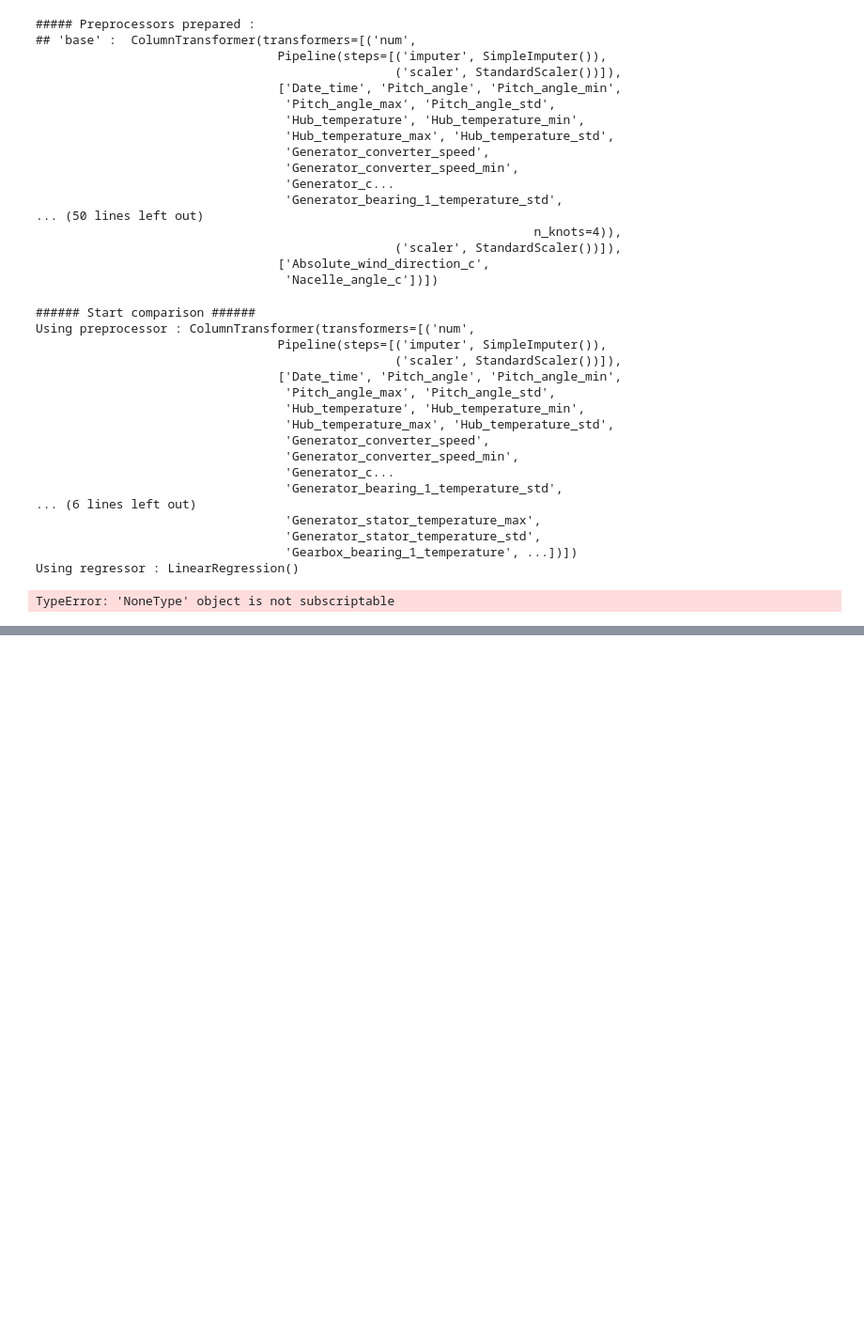
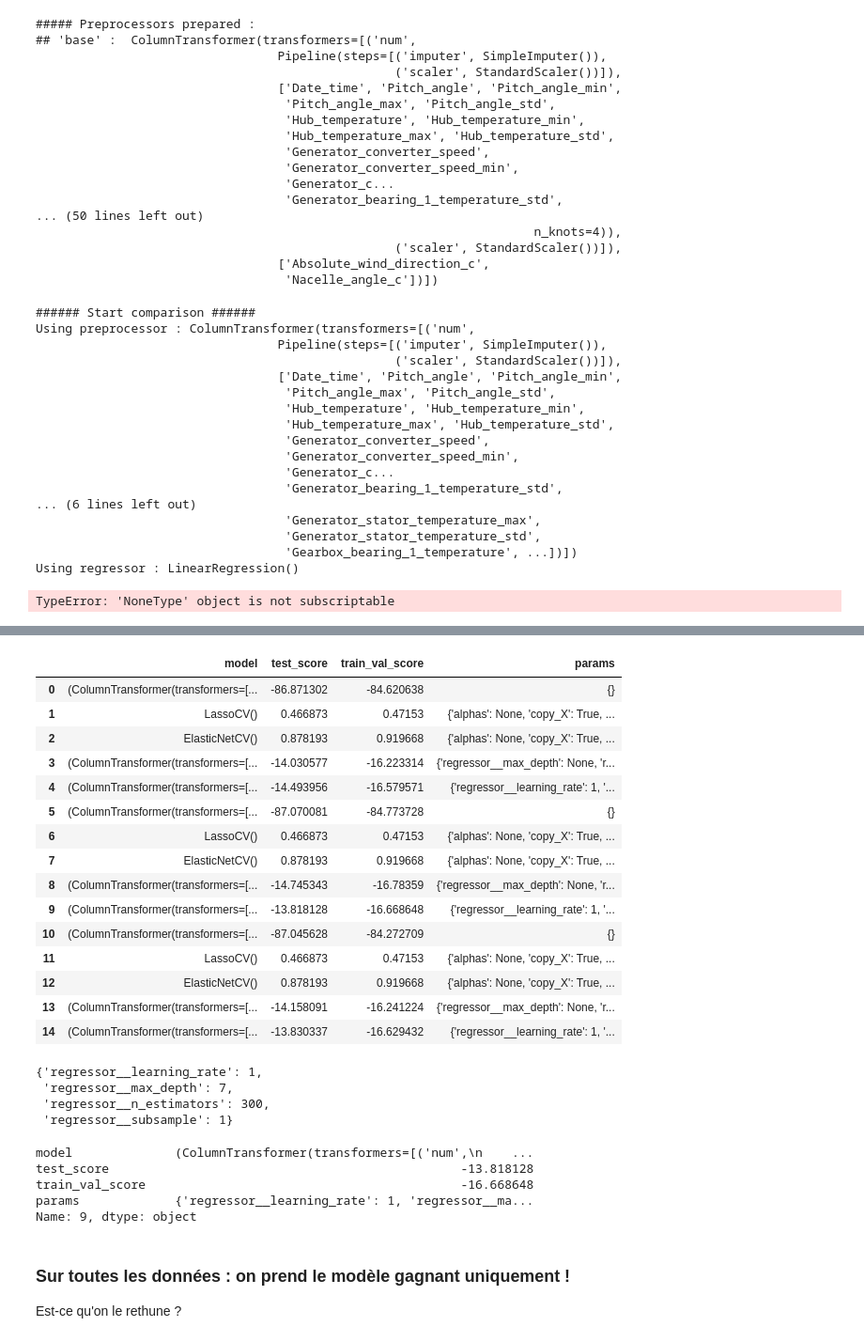
Before and after one commit to nsimonovici/Datacamp-engie, a Jupyter notebook: datacamp_engie_nsi.ipynb, the cells around one changed output, grey strips where cells are left out. Shown at 94% size. Drawn from its saved outputs; the diff is of its cells as text; code cells hidden in the pictures; blank space fills up the shorter version.

Commit message:
complete test for WT1

```diff
--- a/datacamp_engie_nsi.ipynb
+++ b/datacamp_engie_nsi.ipynb
@@ -173,0 +217,18 @@ TypeError: 'NoneType' object is not subscriptable
+# %%
+comparison = RegressionModelComparison(
+    X,
+    Y,
+    scorings=['mae', 'mse'],
+    test_size=0.1,
+    seed=3,
+    mlflow=True
+    )
+
+comparison.preprocessing(
+    numerical_features,
+    other_features,
+    nknots=4,
+    poly_order=2,
+    scaler='standard',
+    verbose=False
+    )
@@ -173,0 +237,23 @@ TypeError: 'NoneType' object is not subscriptable
+# %%
+best_params_wt1, best_score_wt1, best_estimator_wt1, predict_score_wt1 = comparison.run_comparison(
+        preproc=['base', 'poly', 'splines'],
+        model_param={
+            'linear_regression': {},
+            # 'ridge': {},
+            'lasso': {},
+            'elasticnet': {},
+            'randomforest': {
+                'regressor__n_estimators' : [100, 300], # Nombre d'arbres dans la forêt. defaut 100
+                'regressor__max_depth' : [None, 20], # Profondeur maximale des arbres. Si None, les arbres sont développés jusqu'à ce que toutes les feuilles soient pures ou que chaque feuille contienne moins que min_samples_split échantillons
+                'regressor__max_features': [3, 'sqrt'], # Nombre maximum de caractéristiques considérées pour chaque split (division d'un nœud en deux sous-nœuds)
+                },
+            'grd_boosting': {
+                'regressor__learning_rate' : [.01, 1],
+                'regressor__max_depth' : [3, 7],
+                'regressor__subsample' : [0.5, 1],
+                'regressor__n_estimators' : [100, 300]
+                }
+            },
+        nfolds=5,
+        verbose=False
+        )
@@ -173,0 +292,39 @@ TypeError: 'NoneType' object is not subscriptable
+# %%
+df_results_wt1 = pd.DataFrame(data=[best_estimator_wt1, predict_score_wt1, best_score_wt1, best_params_wt1], index=['model', 'test_score', 'train_val_score', 'params']).T
+df_results_wt1
+# %% [output]
+|  | model | test_score | train_val_score | params |
+| 0 | (ColumnTransformer(transformers=[... | -86.871302 | -84.620638 | {} |
+| 1 | LassoCV() | 0.466873 | 0.47153 | {'alphas': None, 'copy_X': True, ... |
+| 2 | ElasticNetCV() | 0.878193 | 0.919668 | {'alphas': None, 'copy_X': True, ... |
+| 3 | (ColumnTransformer(transformers=[... | -14.030577 | -16.223314 | {'regressor__max_depth': None, 'r... |
+| 4 | (ColumnTransformer(transformers=[... | -14.493956 | -16.579571 | {'regressor__learning_rate': 1, '... |
+| 5 | (ColumnTransformer(transformers=[... | -87.070081 | -84.773728 | {} |
+| 6 | LassoCV() | 0.466873 | 0.47153 | {'alphas': None, 'copy_X': True, ... |
+| 7 | ElasticNetCV() | 0.878193 | 0.919668 | {'alphas': None, 'copy_X': True, ... |
+| 8 | (ColumnTransformer(transformers=[... | -14.745343 | -16.78359 | {'regressor__max_depth': None, 'r... |
+| 9 | (ColumnTransformer(transformers=[... | -13.818128 | -16.668648 | {'regressor__learning_rate': 1, '... |
+| 10 | (ColumnTransformer(transformers=[... | -87.045628 | -84.272709 | {} |
+| 11 | LassoCV() | 0.466873 | 0.47153 | {'alphas': None, 'copy_X': True, ... |
+| 12 | ElasticNetCV() | 0.878193 | 0.919668 | {'alphas': None, 'copy_X': True, ... |
+| 13 | (ColumnTransformer(transformers=[... | -14.158091 | -16.241224 | {'regressor__max_depth': None, 'r... |
+| 14 | (ColumnTransformer(transformers=[... | -13.830337 | -16.629432 | {'regressor__learning_rate': 1, '... |
+# %%
+df_results_wt1.iloc[9, :].params
+# %% [output]
+{'regressor__learning_rate': 1,
+ 'regressor__max_depth': 7,
+ 'regressor__n_estimators': 300,
+ 'regressor__subsample': 1}
+# %%
+df_results_wt1.iloc[9, :]
+# %% [output]
+model              (ColumnTransformer(transformers=[('num',\n    ...
+test_score                                                -13.818128
+train_val_score                                           -16.668648
+params             {'regressor__learning_rate': 1, 'regressor__ma...
+Name: 9, dtype: object
+# %% [markdown]
+### Sur toutes les données : on prend le modèle gagnant uniquement !
+
+Est-ce qu'on le rethune ?
```
Also changed, not shown: parts of 30 cells of this notebook, 2 other files.
